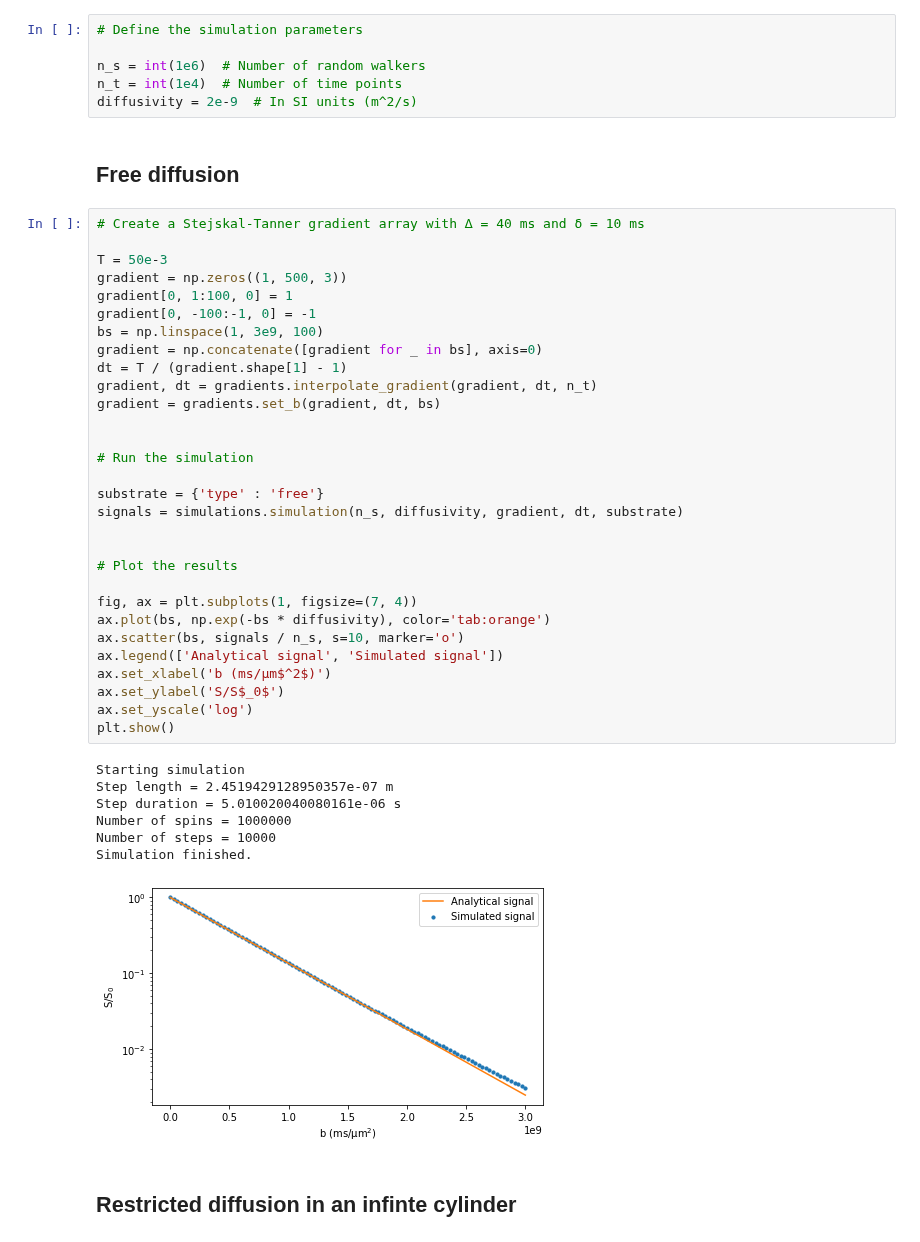
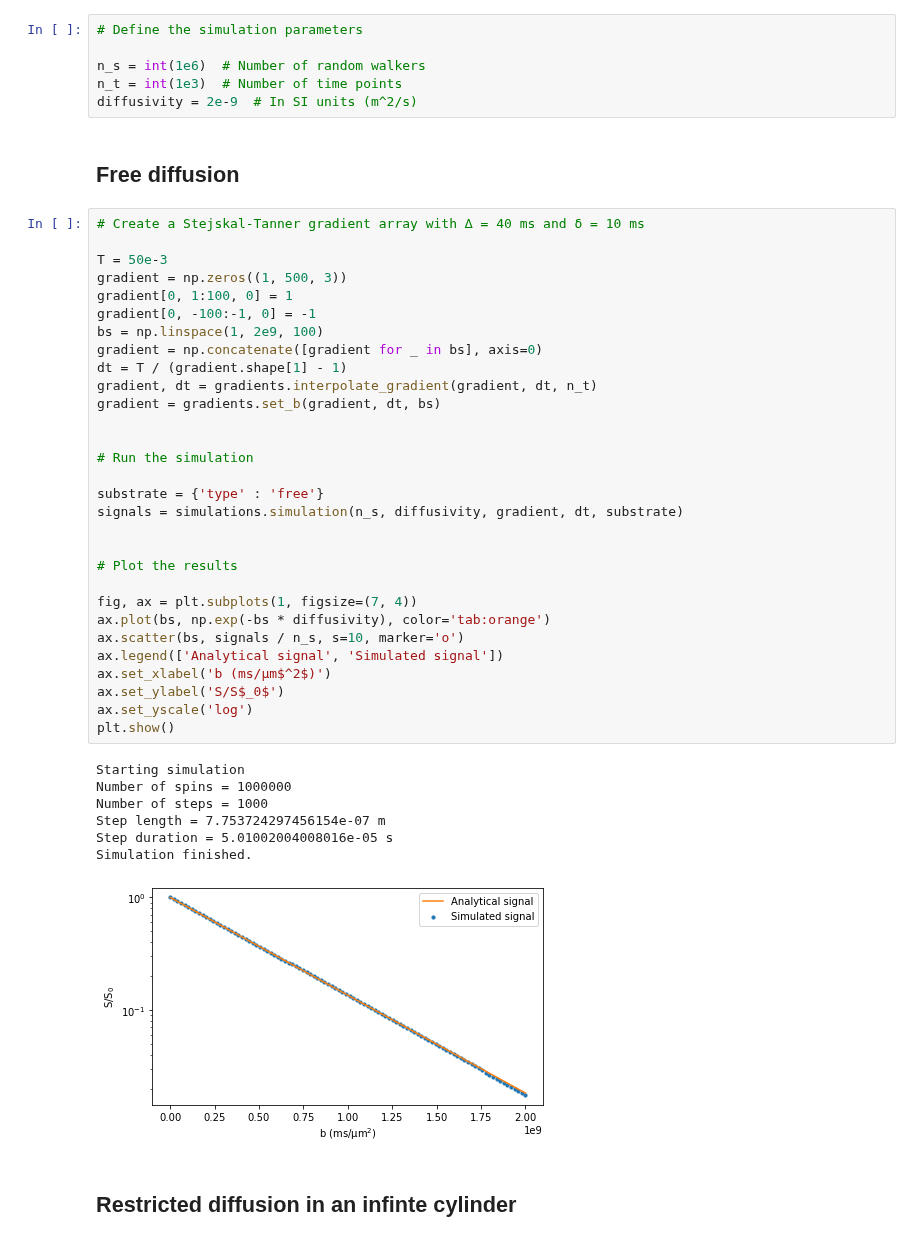
Before and after one commit to kerkelae/disimpy, a Jupyter notebook: docs/source/validation.ipynb, the cells around one changed output. Saved outputs shown, nothing was run; the diff lists cells and outputs as text.

```diff
--- a/docs/source/validation.ipynb
+++ b/docs/source/validation.ipynb
@@ -14,7 +14,7 @@ from disimpy.settings import GAMMA
 # Define the simulation parameters
 
 n_s = int(1e6)  # Number of random walkers
-n_t = int(1e4)  # Number of time points
+n_t = int(1e3)  # Number of time points
 diffusivity = 2e-9  # In SI units (m^2/s)
 # %% [markdown]
 ## Free diffusion
@@ -24,38 +24,38 @@ diffusivity = 2e-9  # In SI units (m^2/s)
 T = 50e-3
 gradient = np.zeros((1, 500, 3))
 gradient[0, 1:100, 0] = 1
 gradient[0, -100:-1, 0] = -1
-bs = np.linspace(1, 3e9, 100)
+bs = np.linspace(1, 2e9, 100)
 gradient = np.concatenate([gradient for _ in bs], axis=0)
 dt = T / (gradient.shape[1] - 1)
 gradient, dt = gradients.interpolate_gradient(gradient, dt, n_t)
 gradient = gradients.set_b(gradient, dt, bs)
 
 
 # Run the simulation
 
 substrate = {'type' : 'free'}
 signals = simulations.simulation(n_s, diffusivity, gradient, dt, substrate)
 
 
 # Plot the results
 
 fig, ax = plt.subplots(1, figsize=(7, 4))
 ax.plot(bs, np.exp(-bs * diffusivity), color='tab:orange')
 ax.scatter(bs, signals / n_s, s=10, marker='o')
 ax.legend(['Analytical signal', 'Simulated signal'])
 ax.set_xlabel('b (ms/μm$^2$)')
 ax.set_ylabel('S/S$_0$')
 ax.set_yscale('log')
 plt.show()
 # %% [output]
 Starting simulation
-Step length = 2.4519429128950357e-07 m
-Step duration = 5.010020040080161e-06 s
 Number of spins = 1000000
-Number of steps = 10000
+Number of steps = 1000
+Step length = 7.753724297456154e-07 m
+Step duration = 5.01002004008016e-05 s
 Simulation finished.
-[figure, old version]
+[figure, new version]
 # %% [markdown]
 ## Restricted diffusion in an infinte cylinder
 # %%
```
Also changed, not shown: parts of 2 cells of this notebook, 19 other files.
